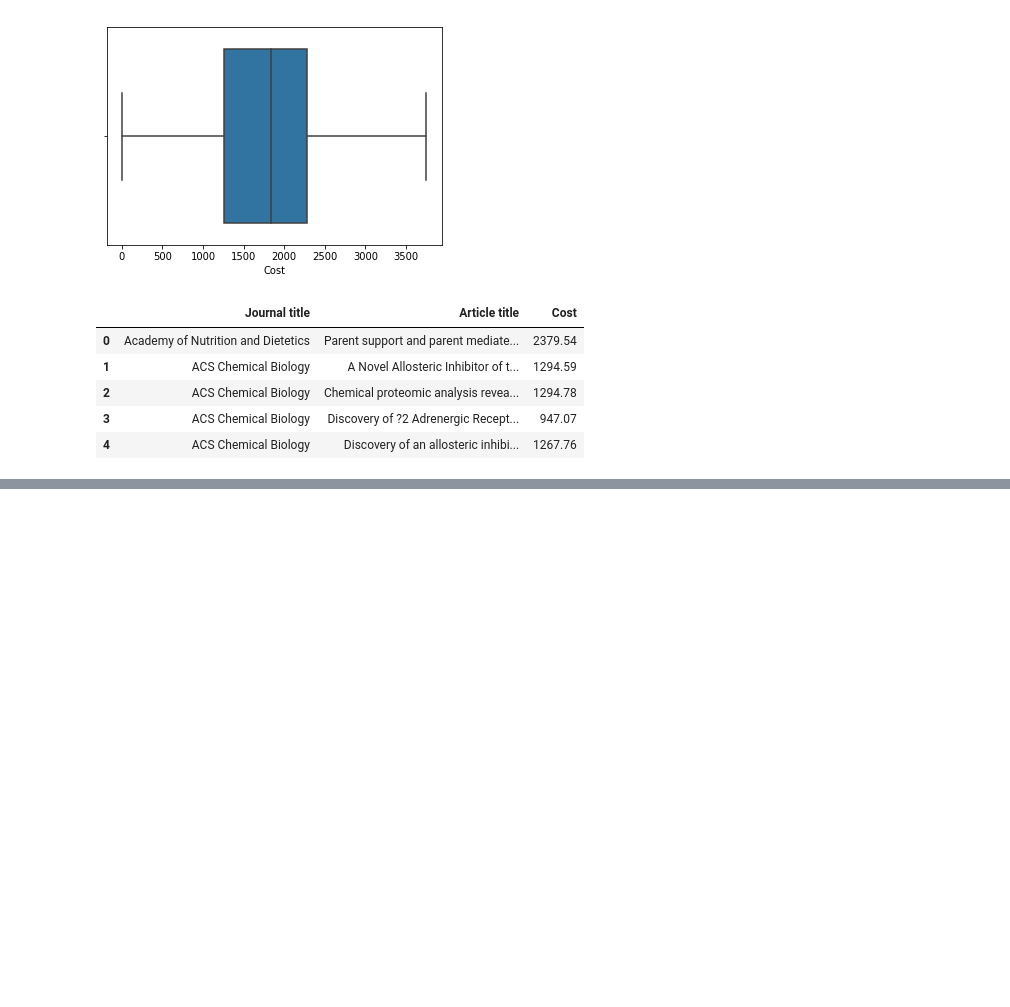
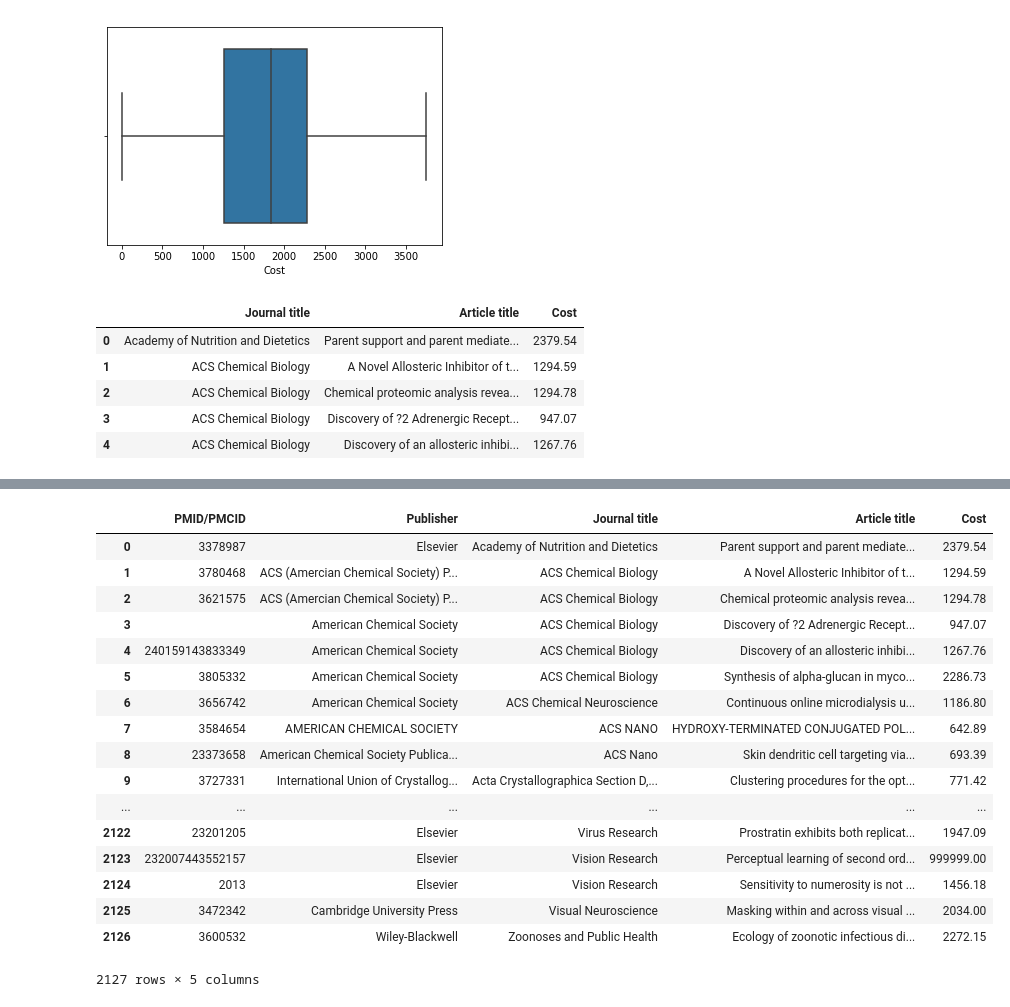
Before and after one commit to akim2034/Thinkful_DS_Bootcamp, a Jupyter notebook: Unit 1/Lesson 3/Challenge 1.3.6 Data Cleaning and Validation.ipynb, the cells around one changed output, grey strips where cells are left out. Cells and saved outputs as stored; diff of their text form; code cells hidden in the pictures; blank space fills up the shorter version.

```diff
--- a/Unit 1/Lesson 3/Challenge 1.3.6 Data Cleaning and Validation.ipynb
+++ b/Unit 1/Lesson 3/Challenge 1.3.6 Data Cleaning and Validation.ipynb
@@ -160,3 +175,27 @@ The 5 most common Journals and their respective article counts are:
 * Neuroimage: 29
 * Nucleic acids research: 23
 * Plos pathogens: 22
+# %%
+# Return just the numeric values for PMID/PMCID and return the table.
+df['PMID/PMCID'] = df['PMID/PMCID'].apply(lambda x: ''.join(list(filter(str.isdigit, str(x)))))
+
+df
+# %% [output]
+|  | PMID/PMCID | Publisher | Journal title | Article title | Cost |
+| 0 | 3378987 | Elsevier | Academy of Nutrition and Dietetics | Parent support and parent mediate... | 2379.54 |
+| 1 | 3780468 | ACS (Amercian Chemical Society) P... | ACS Chemical Biology | A Novel Allosteric Inhibitor of t... | 1294.59 |
+| 2 | 3621575 | ACS (Amercian Chemical Society) P... | ACS Chemical Biology | Chemical proteomic analysis revea... | 1294.78 |
+| 3 |  | American Chemical Society | ACS Chemical Biology | Discovery of ?2 Adrenergic Recept... | 947.07 |
+| 4 | 240159143833349 | American Chemical Society | ACS Chemical Biology | Discovery of an allosteric inhibi... | 1267.76 |
+| 5 | 3805332 | American Chemical Society | ACS Chemical Biology | Synthesis of alpha-glucan in myco... | 2286.73 |
+| 6 | 3656742 | American Chemical Society | ACS Chemical Neuroscience | Continuous online microdialysis u... | 1186.80 |
+| 7 | 3584654 | AMERICAN CHEMICAL SOCIETY | ACS NANO | HYDROXY-TERMINATED CONJUGATED POL... | 642.89 |
+| 8 | 23373658 | American Chemical Society Publica... | ACS Nano | Skin dendritic cell targeting via... | 693.39 |
+| 9 | 3727331 | International Union of Crystallog... | Acta Crystallographica Section D,... | Clustering procedures for the opt... | 771.42 |
+| ... | ... | ... | ... | ... | ... |
+| 2122 | 23201205 | Elsevier | Virus Research | Prostratin exhibits both replicat... | 1947.09 |
+| 2123 | 232007443552157 | Elsevier | Vision Research | Perceptual learning of second ord... | 999999.00 |
+| 2124 | 2013 | Elsevier | Vision Research | Sensitivity to numerosity is not ... | 1456.18 |
+| 2125 | 3472342 | Cambridge University Press | Visual Neuroscience | Masking within and across visual ... | 2034.00 |
+| 2126 | 3600532 | Wiley-Blackwell | Zoonoses and Public Health | Ecology of zoonotic infectious di... | 2272.15 |
+2127 rows × 5 columns
```
Also changed, not shown: parts of 13 cells of this notebook, 3 other files.
